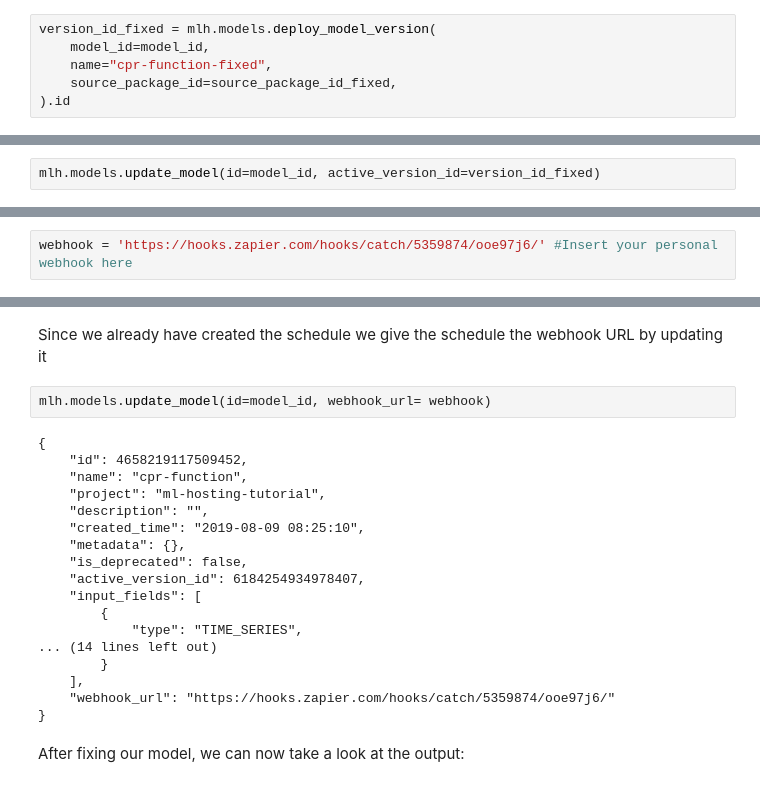
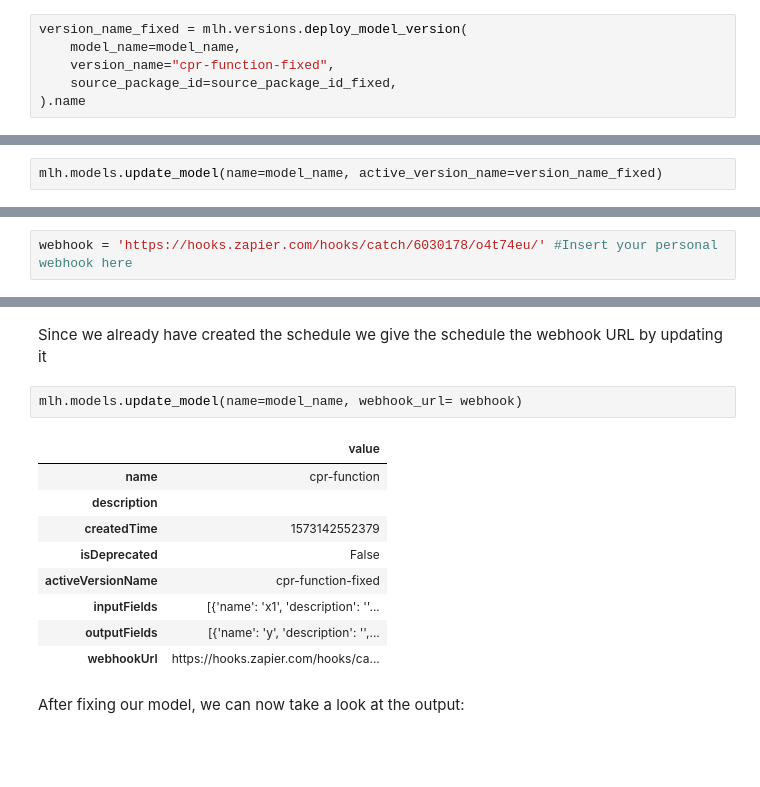
Before and after one commit to cognitedata/cognite-python-docs, a Jupyter notebook: examples/model_hosting/schedule_troubleshooting/ScheduleTroubleshooting.ipynb, the cells around one changed output, grey strips where cells are left out. Cells and saved outputs as stored; diff of their text form; blank space fills up the shorter version.

```diff
--- a/examples/model_hosting/schedule_troubleshooting/ScheduleTroubleshooting.ipynb
+++ b/examples/model_hosting/schedule_troubleshooting/ScheduleTroubleshooting.ipynb
@@ -164,9 +152,9 @@ source_package_id_fixed = mlh.source_packages.build_and_upload_source_package(
     package_directory="cprfix"
 ).id
 # %%
-version_id_fixed = mlh.models.deploy_model_version(
-    model_id=model_id,
-    name="cpr-function-fixed",
+version_name_fixed = mlh.versions.deploy_model_version(
+    model_name=model_name,
+    version_name="cpr-function-fixed",
     source_package_id=source_package_id_fixed,
-).id
+).name
 # %%
@@ -188,5 +170,3 @@ DEPLOYING
 'READY'
 # %% [markdown]
 We now need to update the model to use the new source package
-# %%
-mlh.models.update_model(id=model_id, active_version_id=version_id_fixed)
@@ -210,0 +173,2 @@ mlh.models.update_model(id=model_id, active_version_id=version_id_fixed)
+# %%
+mlh.models.update_model(name=model_name, active_version_name=version_name_fixed)
@@ -277,5 +250,5 @@ Or see all the other integrations here: https://zapier.com/apps
 # %% [markdown]
 To be able to customize the notification sent to us through Zapier without waiting for the schedule to fail you can use this manually sent request to trigger your hook. This will give you the fields of the error message.
 # %%
-webhook = 'https://hooks.zapier.com/hooks/catch/5359874/ooe97j6/' #Insert your personal webhook here
+webhook = 'https://hooks.zapier.com/hooks/catch/6030178/o4t74eu/' #Insert your personal webhook here
 # %%
@@ -292,25 +263,17 @@ requests.post(webhook, json={'scheduleId': 'Schedule ID',
 # %% [markdown]
 Since we already have created the schedule we give the schedule the webhook URL by updating it
 # %%
-mlh.models.update_model(id=model_id, webhook_url= webhook)
+mlh.models.update_model(name=model_name, webhook_url= webhook)
 # %% [output]
-{
-    "id": 4658219117509452,
-    "name": "cpr-function",
-    "project": "ml-hosting-tutorial",
-    "description": "",
-    "created_time": "2019-08-09 08:25:10",
-    "metadata": {},
-    "is_deprecated": false,
-    "active_version_id": 6184254934978407,
-    "input_fields": [
-        {
-            "type": "TIME_SERIES",
-... (14 lines left out)
-        }
-    ],
-    "webhook_url": "https://hooks.zapier.com/hooks/catch/5359874/ooe97j6/"
-}
+|  | value |
+| name | cpr-function |
+| description |  |
+| createdTime | 1573142552379 |
+| isDeprecated | False |
+| activeVersionName | cpr-function-fixed |
+| inputFields | [{'name': 'x1', 'description': ''... |
+| outputFields | [{'name': 'y', 'description': '',... |
+| webhookUrl | https://hooks.zapier.com/hooks/ca... |
 # %% [markdown]
 After fixing our model, we can now take a look at the output:
 # %% [markdown]
```
Also changed, not shown: parts of 16 cells of this notebook, 5 other files.
